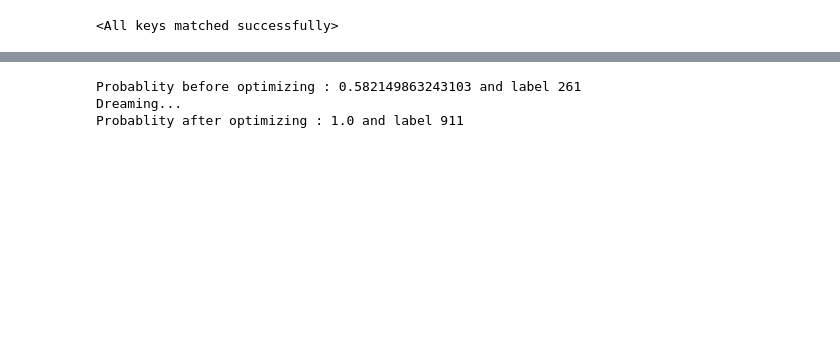
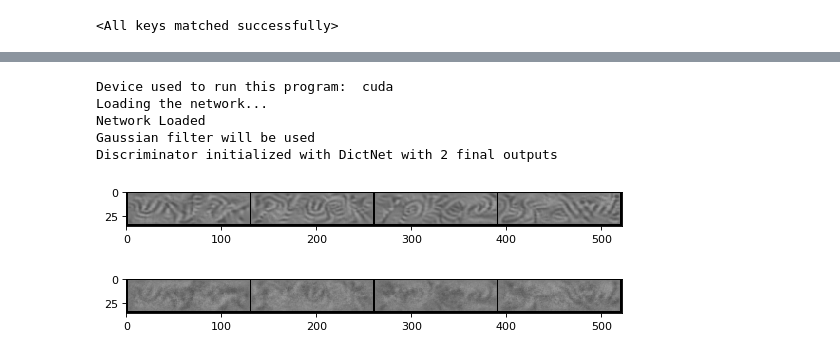
Before and after one commit to Sujit27/activation_maximization_mjsynth, a Jupyter notebook: library/batch_dreaming.ipynb, the cells around one changed output, grey strips where cells are left out. Cells and saved outputs as stored; diff of their text form; code cells hidden in the pictures; blank space fills up the shorter version.

Commit message:
Bugs in batch dreaming and adversarial dreaming fixed

```diff
--- a/library/batch_dreaming.ipynb
+++ b/library/batch_dreaming.ipynb
@@ -11,6 +12,6 @@ import torchvision
 # %%
-num_labels = 1000
+num_labels = 100
 # %%
-model_name = "../models/net_1000_0.001_200_0.0.pth"
+model_name = "../models/net_100_0.001_20_0.0.pth"
 # %%
 net = DictNet(num_labels)
@@ -62,6 +57,2 @@ labels
 # %%
-im = dreamer(label=911,random_seed=0)
+# im = dreamer(label=137,random_seed=0)
-# %% [output]
-Probablity before optimizing : 0.582149863243103 and label 261
-Dreaming...
-Probablity after optimizing : 1.0 and label 911
@@ -81,0 +59,20 @@ Probablity after optimizing : 1.0 and label 911
+# %%
+dreamerGAN = DeepDreamGAN(net,(1,32,128),(0.47,),(0.14,),use_gaussian_filter=True)
+# %% [output]
+Device used to run this program:  cuda
+Loading the network...
+Network Loaded
+Gaussian filter will be used
+Discriminator initialized with DictNet with 2 final outputs
+# %%
+# dream without any contribution from discriminator
+im = dreamerGAN.batch_dream([0,1,2,3])
+im = dreamerGAN.show(im)
+# %% [output]
+[figure, added]
+# %%
+# dream adversarially with a randomly inititliazed discriminator
+im = dreamerGAN.batch_dream_GAN()
+im = dreamerGAN.show(im)
+# %% [output]
+[figure, added]
```
Also changed, not shown: parts of 22 cells of this notebook, 1 other file.
